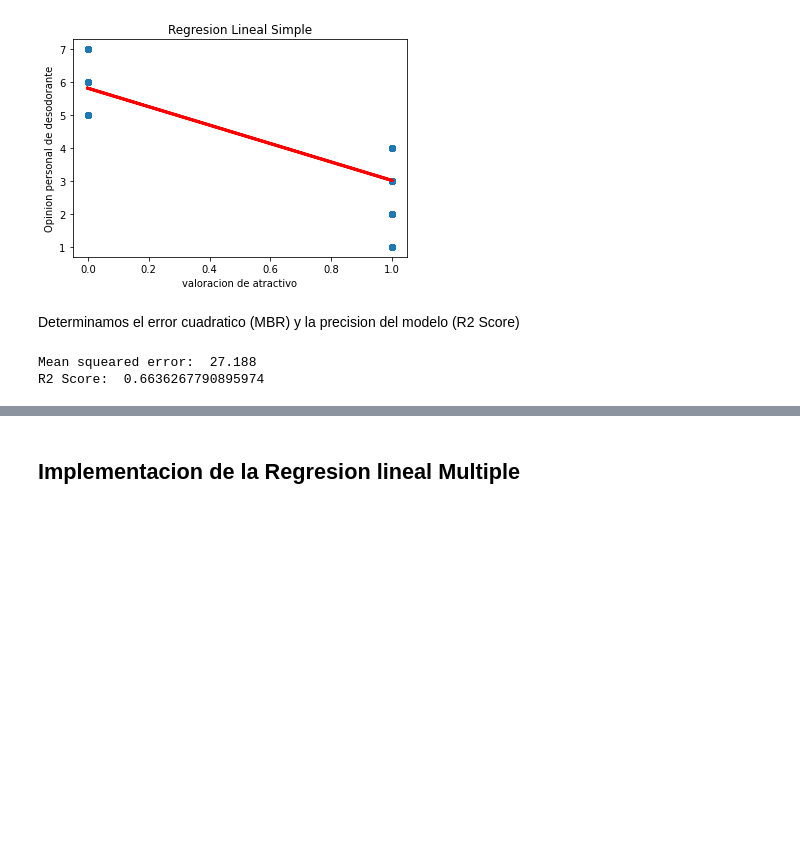
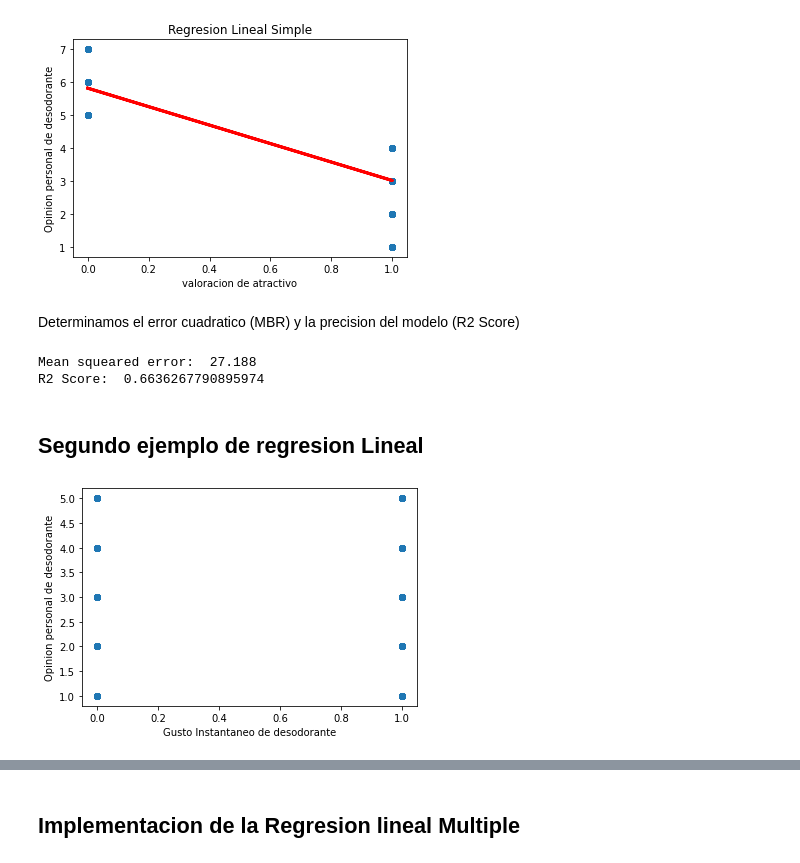
Before and after one commit to migueldemollet/ApCLaboratorio, a Jupyter notebook: Practica1.ipynb, the cells around one changed output, grey strips where cells are left out. Cells and saved outputs as stored; diff of their text form; code cells hidden in the pictures; blank space fills up the shorter version.

```diff
--- a/Practica1.ipynb
+++ b/Practica1.ipynb
@@ -270,3 +291,16 @@ print("R2 Score: ", lr.score(X_train, y_train))
 # %% [output]
 Mean squeared error:  27.188
 R2 Score:  0.6636267790895974
+# %% [markdown]
+## Segundo ejemplo de regresion  Lineal
+# %%
+#Determinar la relacion entre q1_1.personal.opinion.of.this.Deodorant y q9.how.likely.would.you.be.to.purchase.this.Deodorant
+X=data[:,np.newaxis,3]
+y=dataset['q9.how.likely.would.you.be.to.purchase.this.Deodorant']
+#Graficamos los datos corrrespondientes
+plt.scatter(X,y)
+plt.xlabel('Gusto Instantaneo de desodorante')
+plt.ylabel('Opinion personal de desodorante')
+plt.show()
+# %% [output]
+[figure, added]
```
Also changed, not shown: parts of 24 cells of this notebook.
